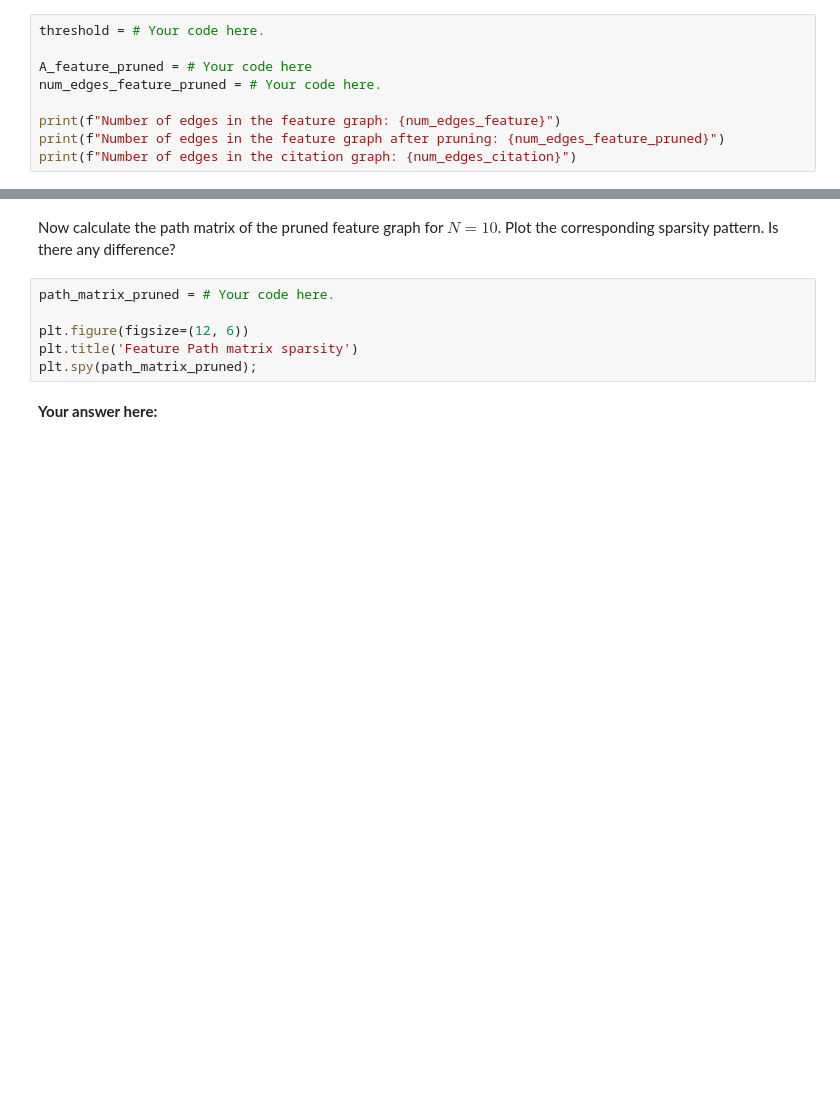
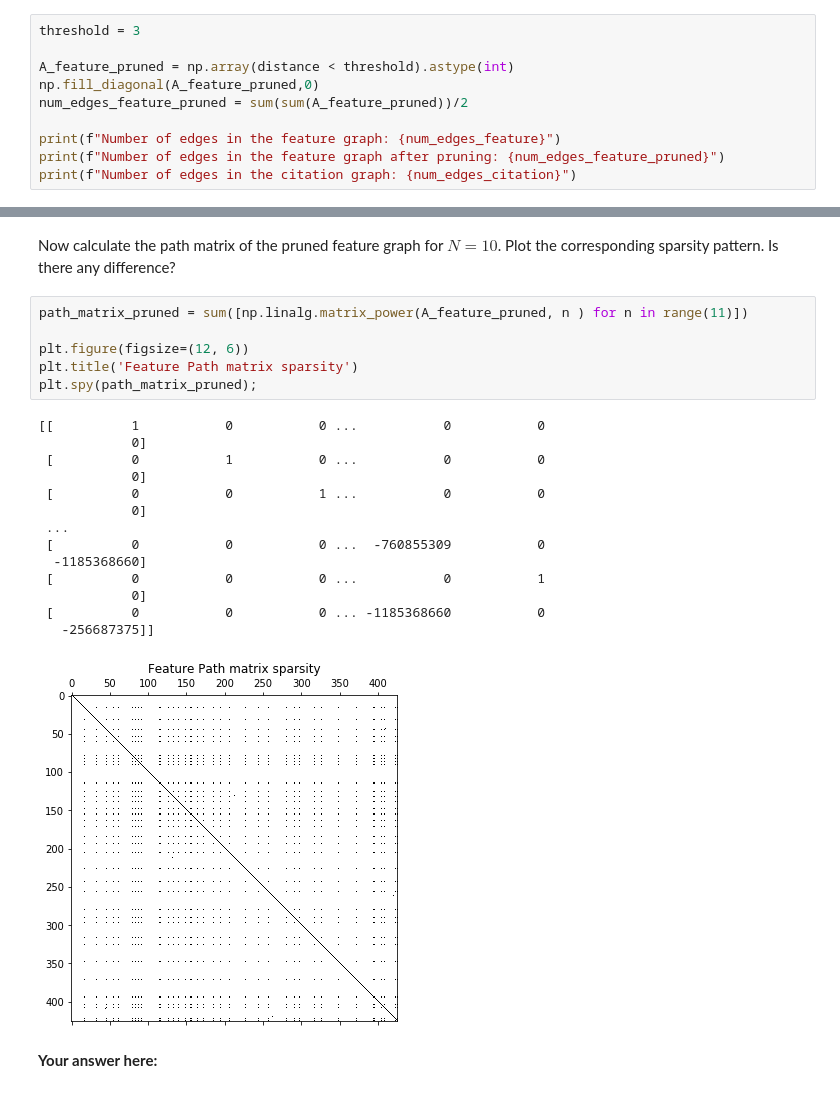
Before and after one commit to lynnfayed/assignment1, a Jupyter notebook: 1_network_science.ipynb, the cells around one changed output, grey strips where cells are left out. Saved outputs shown, nothing was run; the diff lists cells and outputs as text; blank space fills up the shorter version.

```diff
--- a/1_network_science.ipynb
+++ b/1_network_science.ipynb
@@ -292,10 +292,11 @@ Is the effect of removing the hubs the same for both networks? Look at the perce
 # %% [markdown]
 By adjusting the threshold of the euclidean distance matrix, prune the feature graph so that its number of edges is roughly close (within a hundred edges) to the number of edges in the citation graph.
 # %%
-threshold = # Your code here.
+threshold = 3
 
-A_feature_pruned = # Your code here
-num_edges_feature_pruned = # Your code here.
+A_feature_pruned = np.array(distance < threshold).astype(int)
+np.fill_diagonal(A_feature_pruned,0)
+num_edges_feature_pruned = sum(sum(A_feature_pruned))/2
 
 print(f"Number of edges in the feature graph: {num_edges_feature}")
 print(f"Number of edges in the feature graph after pruning: {num_edges_feature_pruned}")
@@ -331,11 +340,26 @@ axes[1].spy(path_matrix_feature);
 # %% [markdown]
 Now calculate the path matrix of the pruned feature graph for $N=10$. Plot the corresponding sparsity pattern. Is there any difference?
 # %%
-path_matrix_pruned = # Your code here.
+path_matrix_pruned = sum([np.linalg.matrix_power(A_feature_pruned, n ) for n in range(11)])
 
 plt.figure(figsize=(12, 6))
 plt.title('Feature Path matrix sparsity')
 plt.spy(path_matrix_pruned);
+# %% [output]
+[[          1           0           0 ...           0           0
+            0]
+ [          0           1           0 ...           0           0
+            0]
+ [          0           0           1 ...           0           0
+            0]
+ ...
+ [          0           0           0 ...  -760855309           0
+  -1185368660]
+ [          0           0           0 ...           0           1
+            0]
+ [          0           0           0 ... -1185368660           0
+   -256687375]]
+[figure, added]
 # %% [markdown]
 **Your answer here:**
 # %% [markdown]
```
Also changed, not shown: parts of 13 cells of this notebook.
